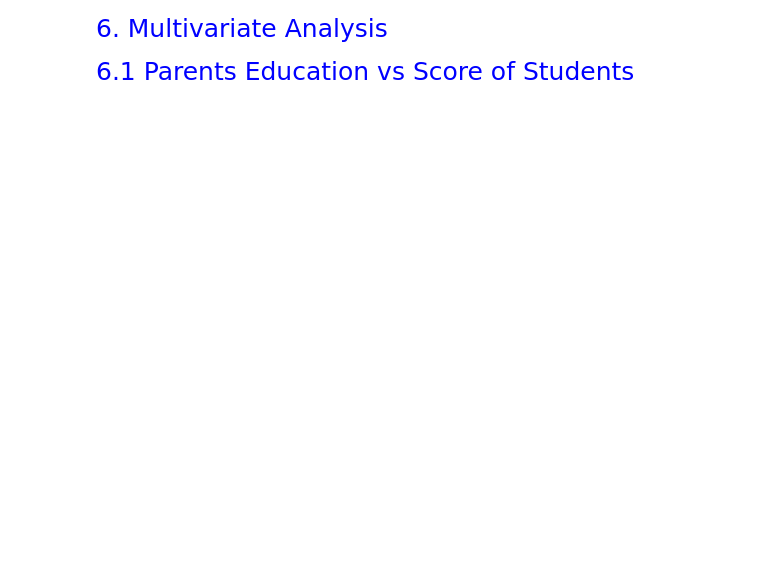
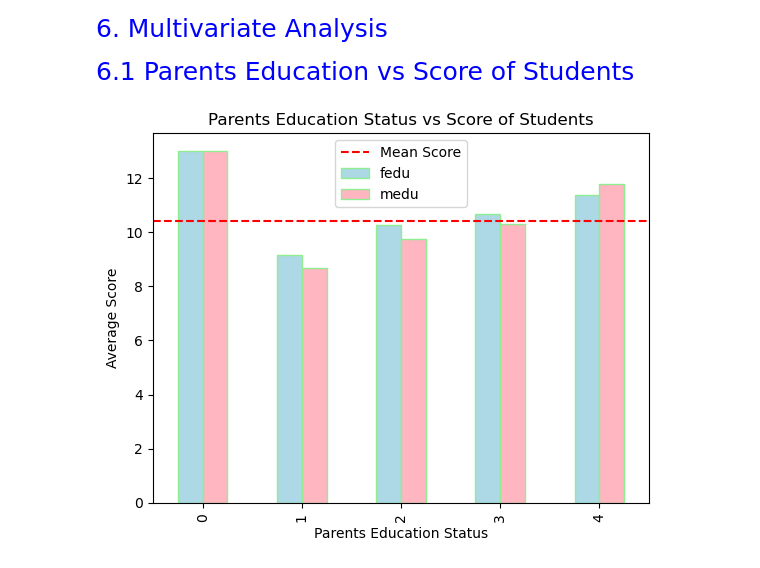
Before and after one commit to Kartika-Nidhi/DS_projects, a Jupyter notebook: StudentPerformanceAnalysis.ipynb, the cells around one changed output. Drawn from its saved outputs; the diff is of its cells as text; code cells hidden in the pictures; blank space fills up the shorter version.

```diff
--- a/StudentPerformanceAnalysis.ipynb
+++ b/StudentPerformanceAnalysis.ipynb
@@ -446,3 +446,25 @@ plt.show()
 <div style = "color:blue; font-size:25px">6. Multivariate Analysis
 # %% [markdown]
 <div style = "color:blue; font-size:25px">6.1 Parents Education vs Score of Students
+# %%
+df = DataFrame(
+    {
+        'fedu':data.groupby('Fedu')['G3'].mean(),
+        'medu':data.groupby('Medu')['G3'].mean(),
+
+    }, index = [0,1,2,3,4]
+)
+
+df.plot(kind = 'bar', color = ['lightblue','lightpink'], edgecolor = 'lightgreen', label = ['Father Education','Mother Education'])
+
+
+mean_score = (data['G3']).mean()
+plt.axhline(mean_score, color = 'red', label = 'Mean Score', linestyle = '--')
+
+plt.title("Parents Education Status vs Score of Students")
+plt.xlabel("Parents Education Status")
+plt.legend()
+plt.ylabel("Average Score")
+plt.show()
+# %% [output]
+[figure, added]
```
Also changed, not shown: parts of 6 cells of this notebook.
